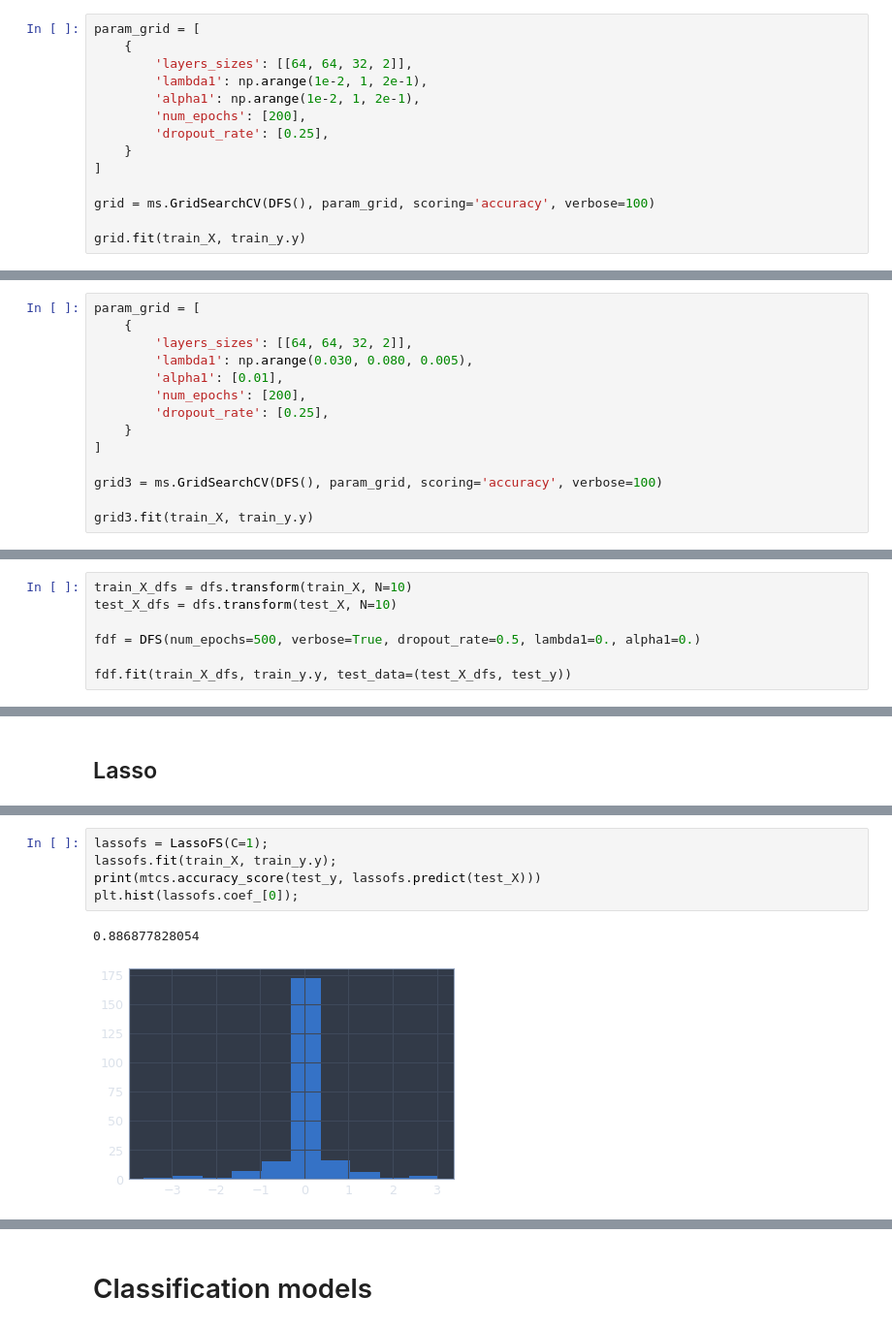
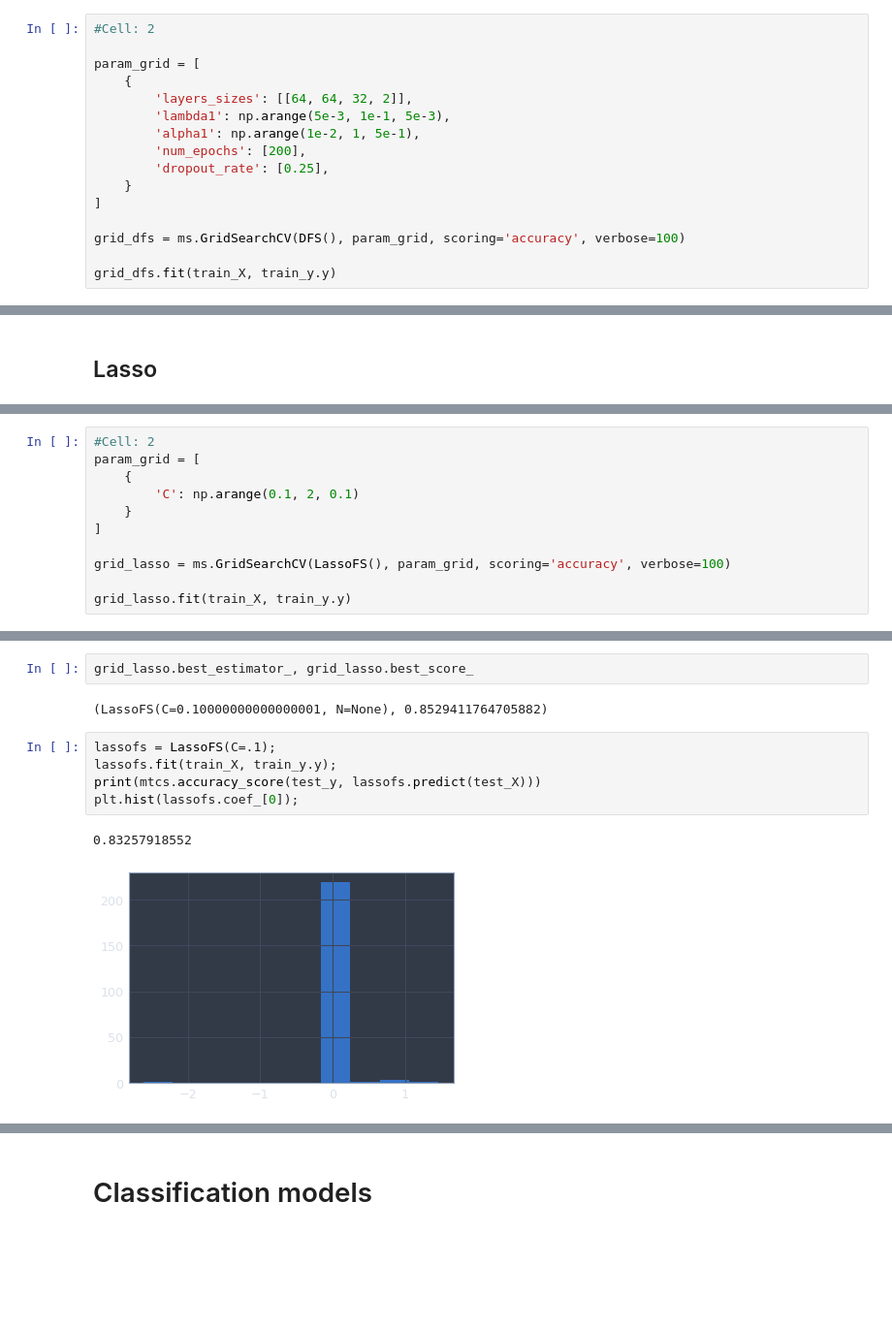
Before and after one commit to yurijvolkov/insilico, a Jupyter notebook: Main.ipynb, the cells around one changed output, grey strips where cells are left out. Shown at 97% size. Cells and saved outputs as stored; diff of their text form; blank space fills up the shorter version.

```diff
--- a/Main.ipynb
+++ b/Main.ipynb
@@ -307,16 +309,18 @@ class DFS(BaseEstimator):
         self.train_step = train_step
         self.features_weights = w
 # %%
+#Cell: 2
+
 param_grid = [
     {
         'layers_sizes': [[64, 64, 32, 2]],
-        'lambda1': np.arange(1e-2, 1, 2e-1),
-        'alpha1': np.arange(1e-2, 1, 2e-1),
+        'lambda1': np.arange(5e-3, 1e-1, 5e-3),
+        'alpha1': np.arange(1e-2, 1, 5e-1),
         'num_epochs': [200],
         'dropout_rate': [0.25],
     }
 ]
 
-grid = ms.GridSearchCV(DFS(), param_grid, scoring='accuracy', verbose=100)
+grid_dfs = ms.GridSearchCV(DFS(), param_grid, scoring='accuracy', verbose=100)
 
-grid.fit(train_X, train_y.y)
+grid_dfs.fit(train_X, train_y.y)
@@ -405,14 +338,0 @@ SyntaxError: invalid syntax (<ipython-input-204-c99cb7d35c3f>, line 6)
-# %%
-param_grid = [
-    {
-        'layers_sizes': [[64, 64, 32, 2]],
-        'lambda1': np.arange(0.030, 0.080, 0.005),
-        'alpha1': [0.01],
-        'num_epochs': [200],
-        'dropout_rate': [0.25],
-    }
-]
-
-grid3 = ms.GridSearchCV(DFS(), param_grid, scoring='accuracy', verbose=100)
-
-grid3.fit(train_X, train_y.y)
@@ -474,10 +342,3 @@ plt.hist(dfs.get_features_weights());
 # %% [output]
 0.904977375566
 [figure]
-# %%
-train_X_dfs = dfs.transform(train_X, N=10)
-test_X_dfs = dfs.transform(test_X, N=10)
-
-fdf = DFS(num_epochs=500, verbose=True, dropout_rate=0.5, lambda1=0., alpha1=0.)
-
-fdf.fit(train_X_dfs, train_y.y, test_data=(test_X_dfs, test_y))
@@ -548,3 +389,14 @@ class LassoFS(BaseEstimator):
                                 zip(weights, self.features))
 
         return map(lambda x: x[1], feature_weight)
+# %%
+#Cell: 2
+param_grid = [
+    {
+        'C': np.arange(0.1, 2, 0.1)
+    }
+]
+
+grid_lasso = ms.GridSearchCV(LassoFS(), param_grid, scoring='accuracy', verbose=100)
+
+grid_lasso.fit(train_X, train_y.y)
@@ -551,8 +427,12 @@ class LassoFS(BaseEstimator):
+# %%
+grid_lasso.best_estimator_, grid_lasso.best_score_
+# %% [output]
+(LassoFS(C=0.10000000000000001, N=None), 0.8529411764705882)
 # %%
-lassofs = LassoFS(C=1);
+lassofs = LassoFS(C=.1);
 lassofs.fit(train_X, train_y.y);
 print(mtcs.accuracy_score(test_y, lassofs.predict(test_X)))
 plt.hist(lassofs.coef_[0]);
 # %% [output]
-0.886877828054
+0.83257918552
-[figure, old version]
+[figure, new version]
```
Also changed, not shown: parts of 38 cells of this notebook.
